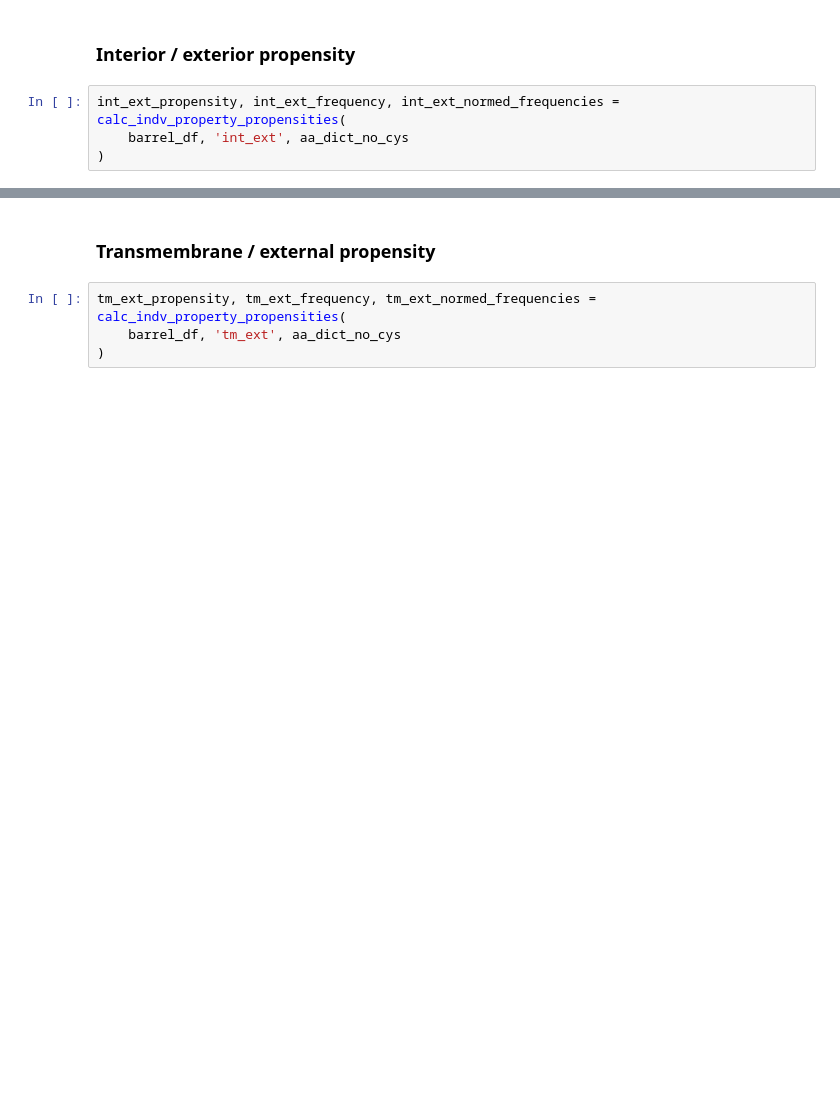
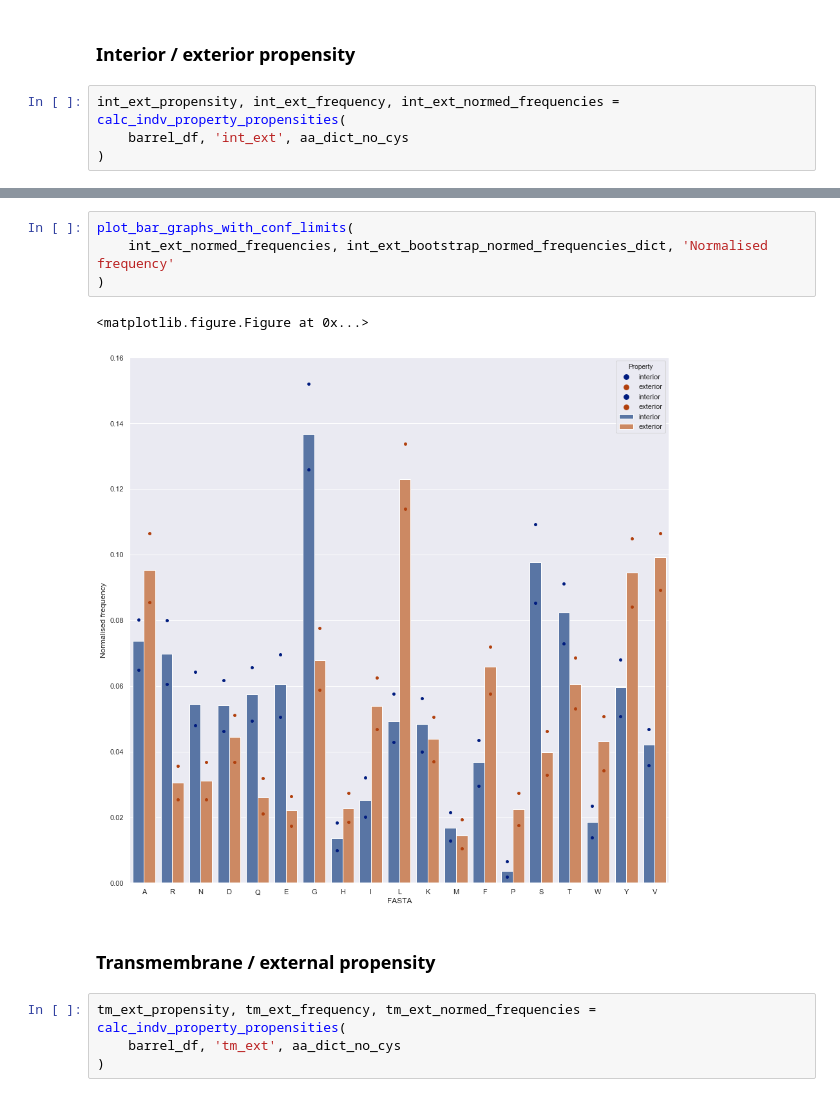
Before and after one commit to kls93/BetaStats, a Jupyter notebook: Propensity_analysis_barrels.ipynb, the cells around one changed output, grey strips where cells are left out. Cells and saved outputs as stored; diff of their text form; blank space fills up the shorter version.

```diff
--- a/Propensity_analysis_barrels.ipynb
+++ b/Propensity_analysis_barrels.ipynb
@@ -1679,3 +1876,10 @@ plot_heat_map(int_ext_normed_frequencies)
+# %%
+plot_bar_graphs_with_conf_limits(
+    int_ext_normed_frequencies, int_ext_bootstrap_normed_frequencies_dict, 'Normalised frequency'
+)
+# %% [output]
+<matplotlib.figure.Figure at 0x...>
+[figure, added]
 # %% [markdown]
 ### Transmembrane / external propensity
 # %%
```
Also changed, not shown: parts of 66 cells of this notebook.
